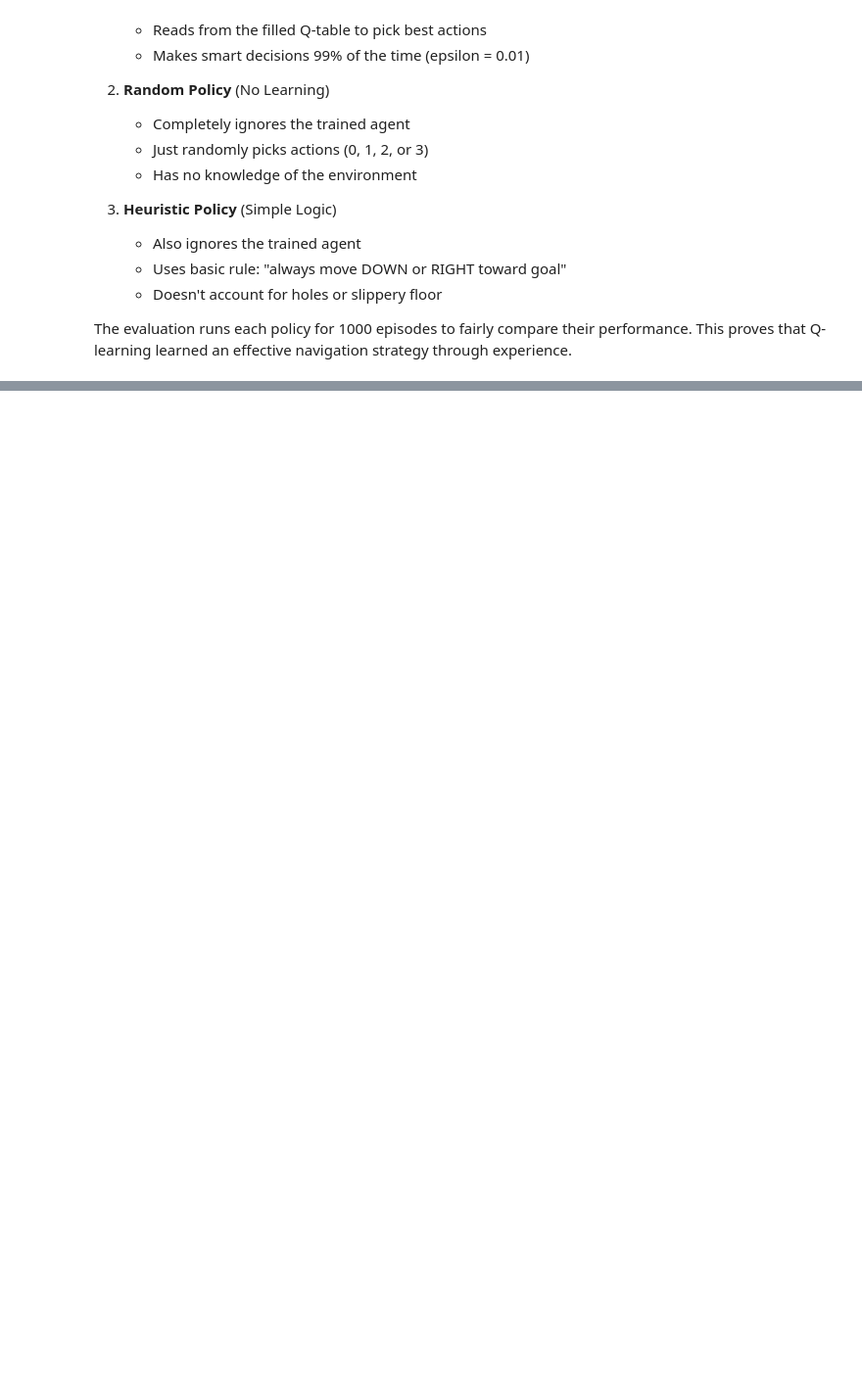
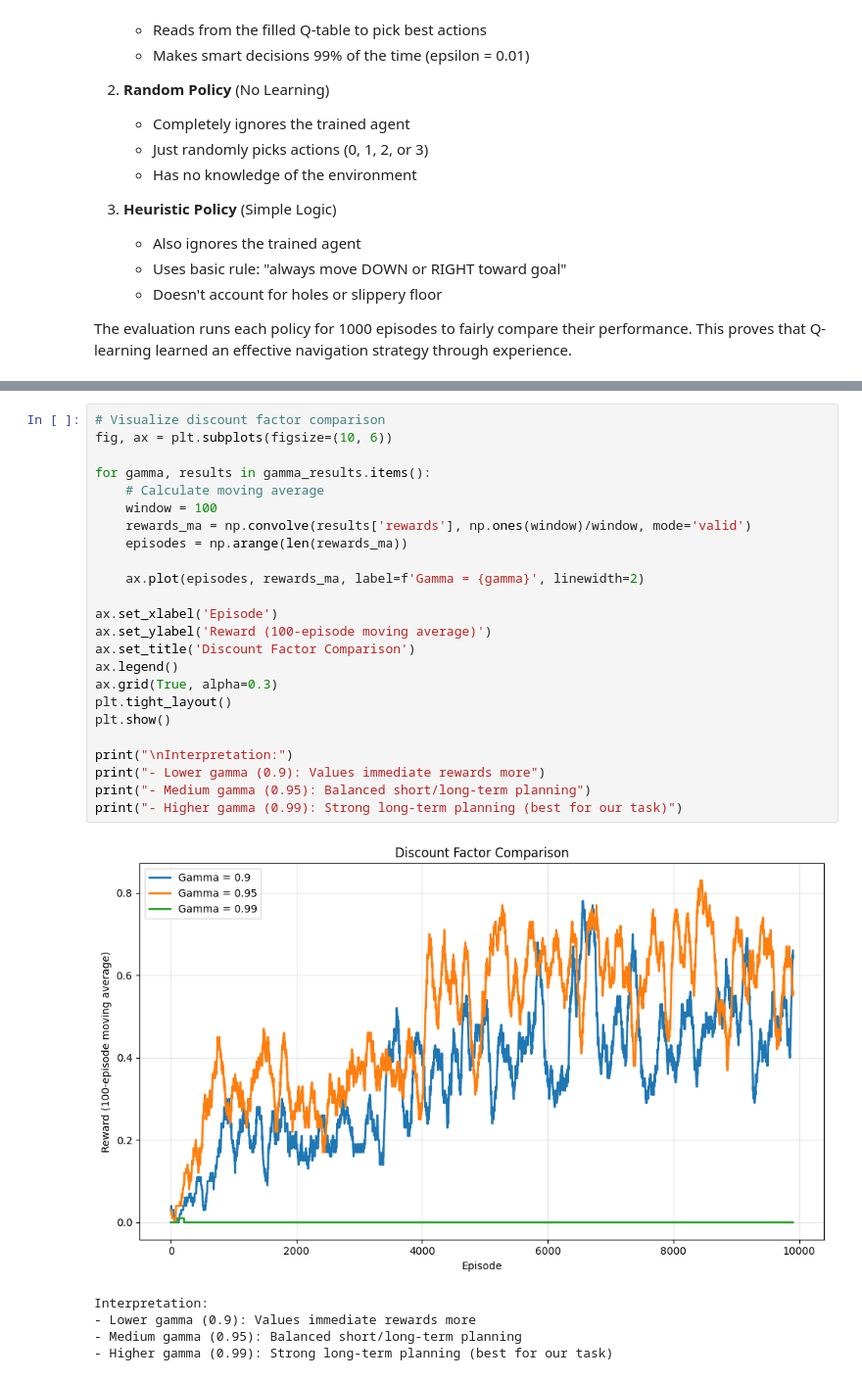
Before and after one commit to QuasimodoCodes/4610-Final, a Jupyter notebook: warehouse_robot_rl/warehouse_robot_rl.ipynb, the cells around one changed output, grey strips where cells are left out. Shown: that part at 98% size. Drawn from its saved outputs; the diff is of its cells as text; blank space fills up the shorter version.

```diff
--- a/warehouse_robot_rl/warehouse_robot_rl.ipynb
+++ b/warehouse_robot_rl/warehouse_robot_rl.ipynb
@@ -775,0 +922,30 @@ Heuristic Policy (Simple Logic):
+# %%
+# Visualize discount factor comparison
+fig, ax = plt.subplots(figsize=(10, 6))
+
+for gamma, results in gamma_results.items():
+    # Calculate moving average
+    window = 100
+    rewards_ma = np.convolve(results['rewards'], np.ones(window)/window, mode='valid')
+    episodes = np.arange(len(rewards_ma))
+
+    ax.plot(episodes, rewards_ma, label=f'Gamma = {gamma}', linewidth=2)
+
+ax.set_xlabel('Episode')
+ax.set_ylabel('Reward (100-episode moving average)')
+ax.set_title('Discount Factor Comparison')
+ax.legend()
+ax.grid(True, alpha=0.3)
+plt.tight_layout()
+plt.show()
+
+print("\nInterpretation:")
+print("- Lower gamma (0.9): Values immediate rewards more")
+print("- Medium gamma (0.95): Balanced short/long-term planning")
+print("- Higher gamma (0.99): Strong long-term planning (best for our task)")
+# %% [output]
+[figure, added]
+Interpretation:
+- Lower gamma (0.9): Values immediate rewards more
+- Medium gamma (0.95): Balanced short/long-term planning
+- Higher gamma (0.99): Strong long-term planning (best for our task)
```
Also changed, not shown: parts of 31 cells of this notebook, 1 other file.
